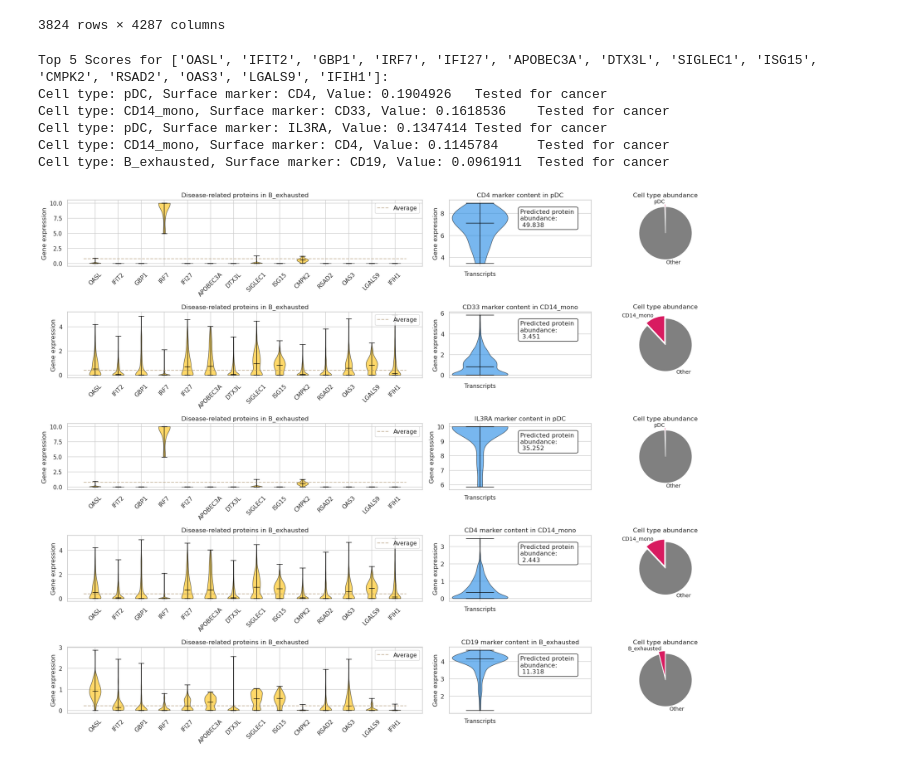
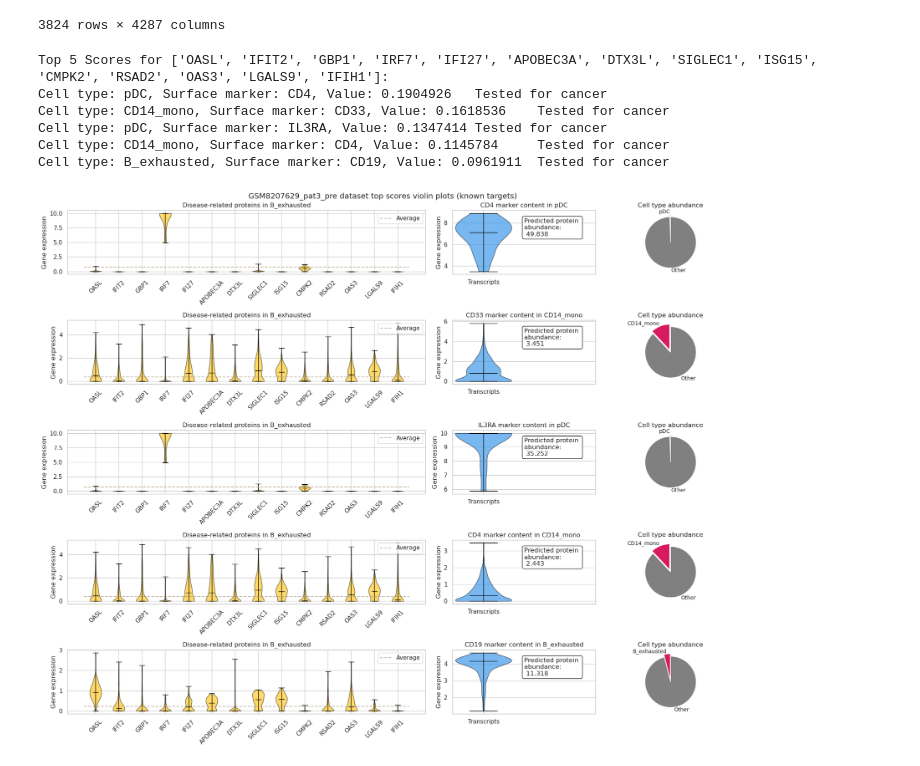
Before and after one commit to Norange01/scRNA-seq_Analysis, a Jupyter notebook: CAR T-Cell Therapy Target Assessment Lupus.ipynb, the cells around one changed output. Cells and saved outputs as stored; diff of their text form; code cells hidden in the pictures.

Commit message:
Kaggle Notebook | CAR T-Cell Therapy Target Assessment.ipynb | Fixed violin plot

```diff
--- a/CAR T-Cell Therapy Target Assessment Lupus.ipynb
+++ b/CAR T-Cell Therapy Target Assessment Lupus.ipynb
@@ -1174,35 +1174,44 @@ for cell_t, marker, score in top_info:
 
     for pc in violin_parts_2['bodies']:
         pc.set_facecolor('#1E88E5')
         pc.set_edgecolor('black')
         pc.set_alpha(0.6)
 
     for partname in ('cbars', 'cmins', 'cmaxes', 'cmedians'):
         vp = violin_parts_2[partname]
         vp.set_edgecolor('black')
         vp.set_linewidth(1)
 
     # Plot the pie chart
     piechart = axs[i, 2].pie([sums[cellTypes.index(cell_t)], 1 - sums[cellTypes.index(cell_t)]],
                              labels=[cell_t, "Other"], colors=['#D81B60', 'grey'],
                              startangle=90, explode=[0.1, 0],
                              textprops={'size': 'smaller'})
     axs[i, 2].set_title("Cell type abundance")
 
     print(f"Cell type: {cell_t}, Surface marker: {marker}, Value: {score:.7f}" + repurp)
     i += 1
 
+if(only_famous_targets):
+    known_targets_only="_known_targets_only"
+    fig.suptitle(dataset + " dataset top scores violin plots (known targets)")
+else:
+    known_targets_only=""
+    fig.suptitle(dataset + " dataset top scores violin plots")
+
+
 plt.tight_layout()
 plt.show()
-fig.savefig(dataset + "_" + upregProt + "_violin.png", bbox_inches='tight')
+
+fig.savefig(dataset + "_violin"+known_targets_only+".png", bbox_inches='tight')
 # %% [output]
 Top 5 Scores for ['OASL', 'IFIT2', 'GBP1', 'IRF7', 'IFI27', 'APOBEC3A', 'DTX3L', 'SIGLEC1', 'ISG15', 'CMPK2', 'RSAD2', 'OAS3', 'LGALS9', 'IFIH1']:
 Cell type: pDC, Surface marker: CD4, Value: 0.1904926   Tested for cancer
 Cell type: CD14_mono, Surface marker: CD33, Value: 0.1618536    Tested for cancer
 Cell type: pDC, Surface marker: IL3RA, Value: 0.1347414 Tested for cancer
 Cell type: CD14_mono, Surface marker: CD4, Value: 0.1145784     Tested for cancer
 Cell type: B_exhausted, Surface marker: CD19, Value: 0.0961911  Tested for cancer
-[figure, old version]
+[figure, new version]
 # %%
 import numpy as np
 import matplotlib.pyplot as plt
```
